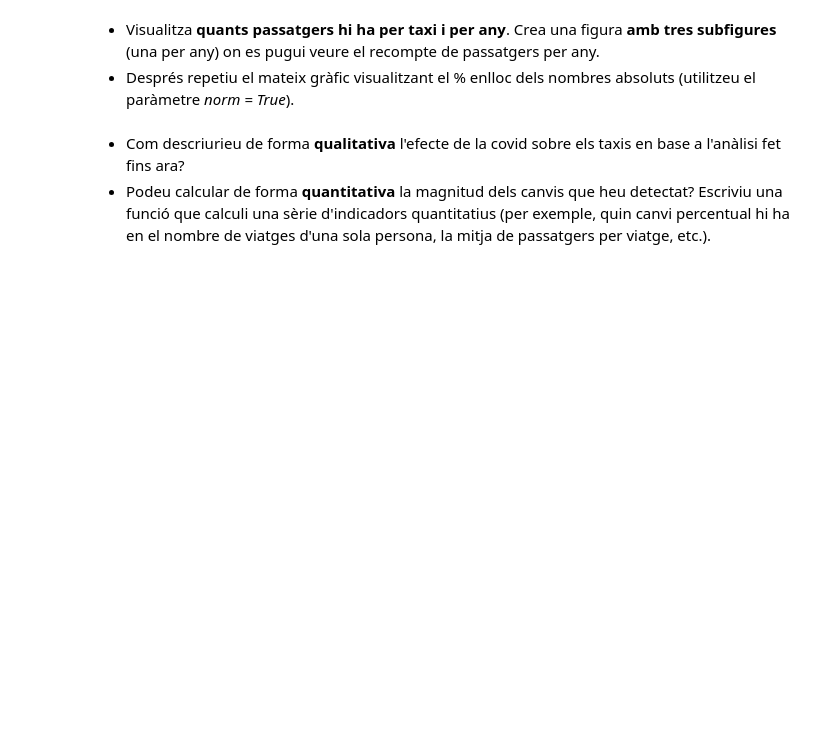
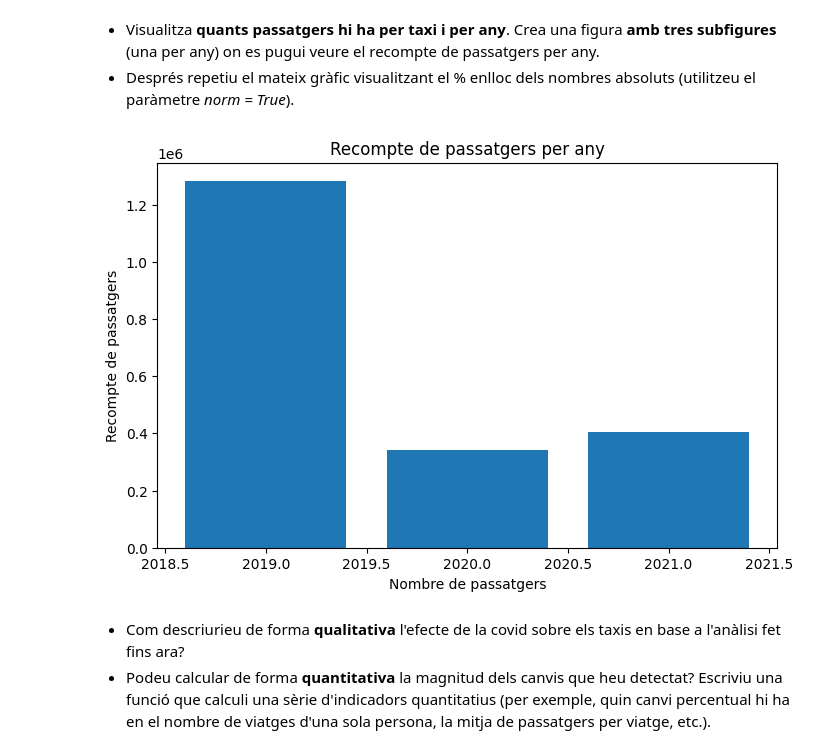
Before and after one commit to sudo-Itramplay/PracticaTNUI, a Jupyter notebook: Practica12025.ipynb, the cells around one changed output. Drawn from its saved outputs; the diff is of its cells as text; code cells hidden in the pictures; blank space fills up the shorter version.

Commit message:
Plot passatgers

```diff
--- a/Practica12025.ipynb
+++ b/Practica12025.ipynb
@@ -429,17 +429,29 @@ plt.show()
 # %%
 def passengers_taxi_year(df, ylim, xlabel, ylabel, title, norm = False):
     """
     Funció que visualitza quants passatgers hi ha per taxi i per any
     """
 
     # AQUÍ EL TEU CODI
 
+    values = df.groupby('year')['passenger_count'].sum().reset_index()
+
+    plt.figure(figsize=(8,5))
+    plt.bar(values['year'], values['passenger_count'])
+
+    plt.title(title)
+    plt.xlabel(xlabel)
+    plt.ylabel(ylabel)
+    plt.show()
+
 
 passengers_taxi_year(df,
                      (0, 60000),
                      'Nombre de passatgers',
                      'Recompte de passatgers',
                      'Recompte de passatgers per any')
+# %% [output]
+[figure, added]
 # %%
 # AQUÍ EL TEU CODI
 # %% [markdown]
```
Also changed, not shown: parts of 1 cell of this notebook.
